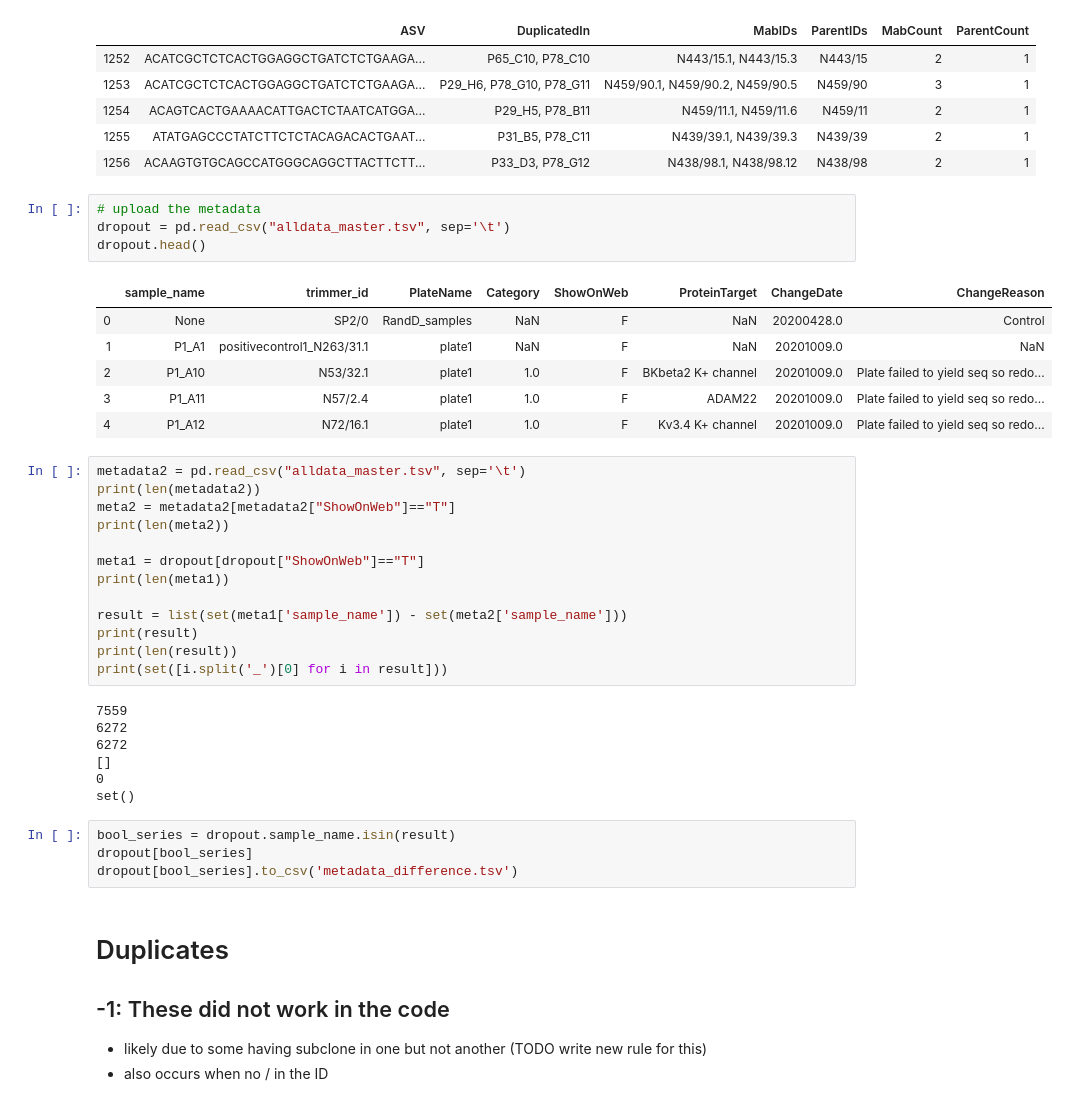
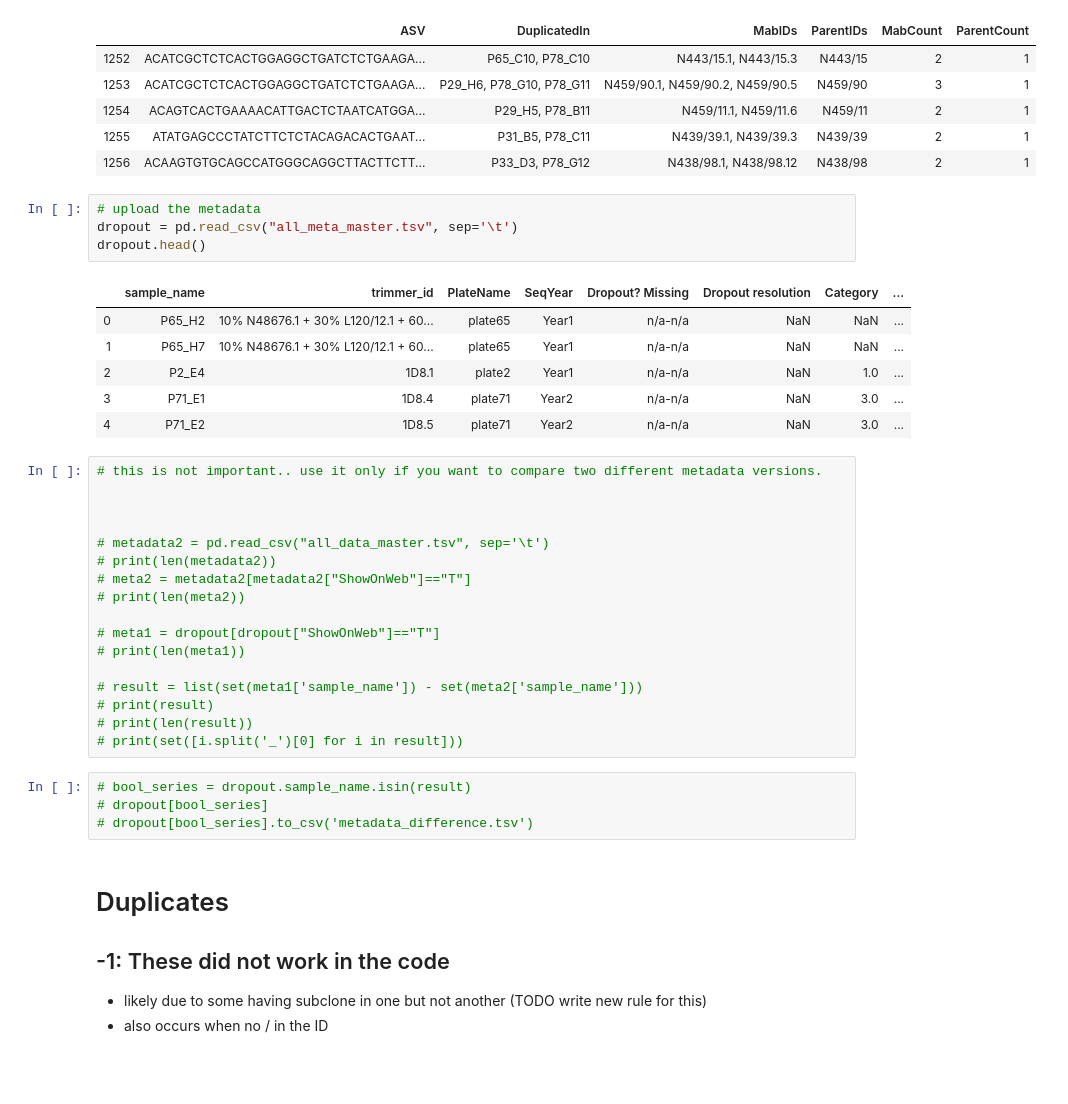
Before and after one commit to ucdavis-bioinformatics/NeuroMabSeq, a Jupyter notebook: trimmer/DropoutandDups.ipynb, the cells around one changed output. Saved outputs shown, nothing was run; the diff lists cells and outputs as text; blank space fills up the shorter version.

```diff
--- a/trimmer/DropoutandDups.ipynb
+++ b/trimmer/DropoutandDups.ipynb
@@ -51,39 +51,36 @@ data.tail()
 | 1256 | ACAAGTGTGCAGCCATGGGCAGGCTTACTTCTT... | P33_D3, P78_G12 | N438/98.1, N438/98.12 | N438/98 | 2 | 1 |
 # %%
 # upload the metadata
-dropout = pd.read_csv("alldata_master.tsv", sep='\t')
+dropout = pd.read_csv("all_meta_master.tsv", sep='\t')
 dropout.head()
 # %% [output]
-|  | sample_name | trimmer_id | PlateName | Category | ShowOnWeb | ProteinTarget | ChangeDate | ChangeReason |
-| 0 | None | SP2/0 | RandD_samples | NaN | F | NaN | 20200428.0 | Control |
-| 1 | P1_A1 | positivecontrol1_N263/31.1 | plate1 | NaN | F | NaN | 20201009.0 | NaN |
-| 2 | P1_A10 | N53/32.1 | plate1 | 1.0 | F | BKbeta2 K+ channel | 20201009.0 | Plate failed to yield seq so redo... |
-| 3 | P1_A11 | N57/2.4 | plate1 | 1.0 | F | ADAM22 | 20201009.0 | Plate failed to yield seq so redo... |
-| 4 | P1_A12 | N72/16.1 | plate1 | 1.0 | F | Kv3.4 K+ channel | 20201009.0 | Plate failed to yield seq so redo... |
+|  | sample_name | trimmer_id | PlateName | SeqYear | Dropout? Missing | Dropout resolution | Category | ... |
+| 0 | P65_H2 | 10% N48676.1 + 30% L120/12.1 + 60... | plate65 | Year1 | n/a-n/a | NaN | NaN | ... |
+| 1 | P65_H7 | 10% N48676.1 + 30% L120/12.1 + 60... | plate65 | Year1 | n/a-n/a | NaN | NaN | ... |
+| 2 | P2_E4 | 1D8.1 | plate2 | Year1 | n/a-n/a | NaN | 1.0 | ... |
+| 3 | P71_E1 | 1D8.4 | plate71 | Year2 | n/a-n/a | NaN | 3.0 | ... |
+| 4 | P71_E2 | 1D8.5 | plate71 | Year2 | n/a-n/a | NaN | 3.0 | ... |
 # %%
-metadata2 = pd.read_csv("alldata_master.tsv", sep='\t')
-print(len(metadata2))
-meta2 = metadata2[metadata2["ShowOnWeb"]=="T"]
-print(len(meta2))
+# this is not important.. use it only if you want to compare two different metadata versions.
 
-meta1 = dropout[dropout["ShowOnWeb"]=="T"]
-print(len(meta1))
 
-result = list(set(meta1['sample_name']) - set(meta2['sample_name']))
-print(result)
-print(len(result))
-print(set([i.split('_')[0] for i in result]))
+
+# metadata2 = pd.read_csv("all_data_master.tsv", sep='\t')
+# print(len(metadata2))
+# meta2 = metadata2[metadata2["ShowOnWeb"]=="T"]
+# print(len(meta2))
+
+# meta1 = dropout[dropout["ShowOnWeb"]=="T"]
+# print(len(meta1))
+
+# result = list(set(meta1['sample_name']) - set(meta2['sample_name']))
+# print(result)
+# print(len(result))
+# print(set([i.split('_')[0] for i in result]))
-# %% [output]
-7559
-6272
-6272
-[]
-0
-set()
 # %%
-bool_series = dropout.sample_name.isin(result)
-dropout[bool_series]
-dropout[bool_series].to_csv('metadata_difference.tsv')
+# bool_series = dropout.sample_name.isin(result)
+# dropout[bool_series]
+# dropout[bool_series].to_csv('metadata_difference.tsv')
 # %% [markdown]
 
 # Duplicates
```
Also changed, not shown: parts of 16 cells of this notebook, 34 other files.
